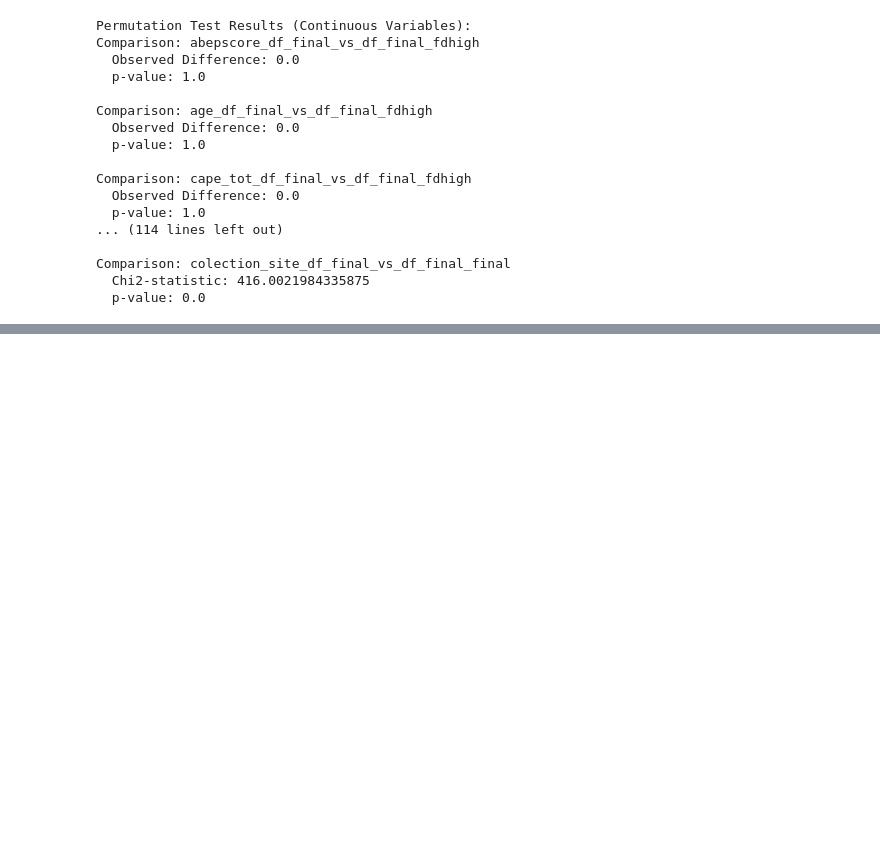
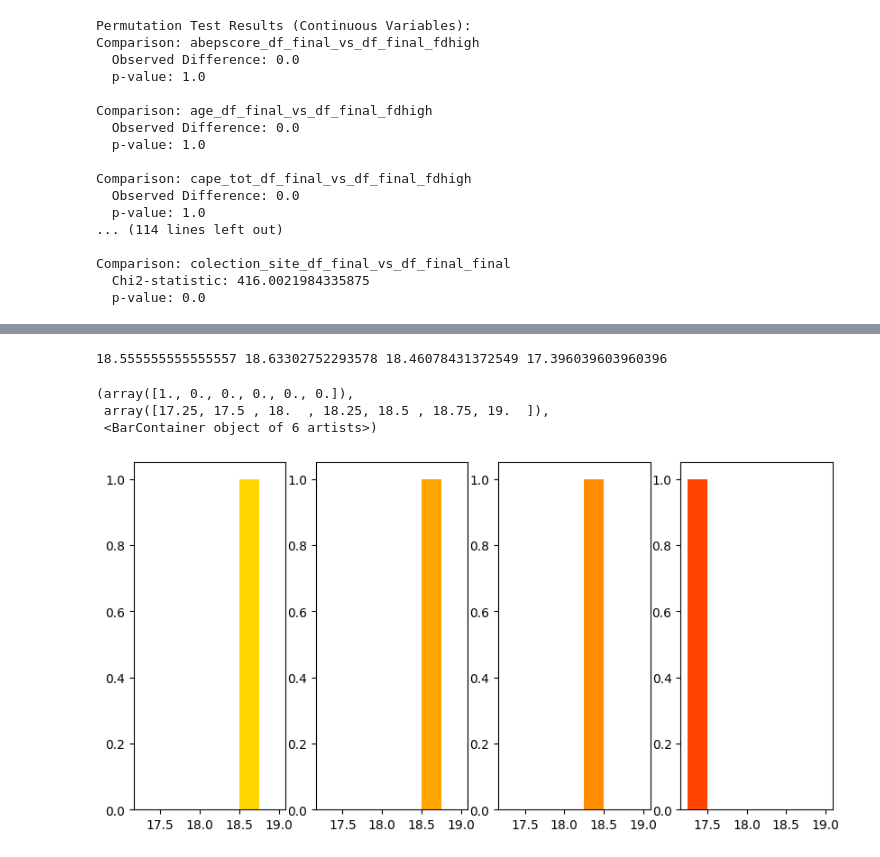
Before and after one commit to angeloodr/INPD-neuroimage-cape, a Jupyter notebook: analisys_code/organizing_dataset.ipynb, the cells around one changed output, grey strips where cells are left out. Saved outputs shown, nothing was run; the diff lists cells and outputs as text; code cells hidden in the pictures; blank space fills up the shorter version.

```diff
--- a/analisys_code/organizing_dataset.ipynb
+++ b/analisys_code/organizing_dataset.ipynb
@@ -430,0 +471,21 @@ Exporting
+# %%
+print(percentile_division['0_25_perc']['abepscore'].mean(),
+      percentile_division['25_50_perc']['abepscore'].mean(),
+      percentile_division['50_75_perc']['abepscore'].mean(),
+      percentile_division['75_100_perc']['abepscore'].mean())
+plt.figure(figsize=[10,5])
+colors = ['#FFD700', '#FFA500', '#FF8C00', '#FF4500']  # Amarelo, dourado, laranja claro, laranja escuro
+plt.subplot(141)
+plt.hist(percentile_division['0_25_perc']['abepscore'].mean(),bins=[17.25,17.5,18,18.25,18.5,18.75,19], color=colors[0])
+plt.subplot(142)
+plt.hist(percentile_division['25_50_perc']['abepscore'].mean(),bins=[17.25,17.5,18,18.25,18.5,18.75,19], color=colors[1])
+plt.subplot(143)
+plt.hist(percentile_division['50_75_perc']['abepscore'].mean(),bins=[17.25,17.5,18,18.25,18.5,18.75,19],color=colors[2])
+plt.subplot(144)
+plt.hist(percentile_division['75_100_perc']['abepscore'].mean(),bins=[17.25,17.5,18,18.25,18.5,18.75,19],color=colors[3])
+# %% [output]
+18.555555555555557 18.63302752293578 18.46078431372549 17.396039603960396
+(array([1., 0., 0., 0., 0., 0.]),
+ array([17.25, 17.5 , 18.  , 18.25, 18.5 , 18.75, 19.  ]),
+ <BarContainer object of 6 artists>)
+[figure, added]
```
Also changed, not shown: parts of 16 cells of this notebook, 4 other files.
